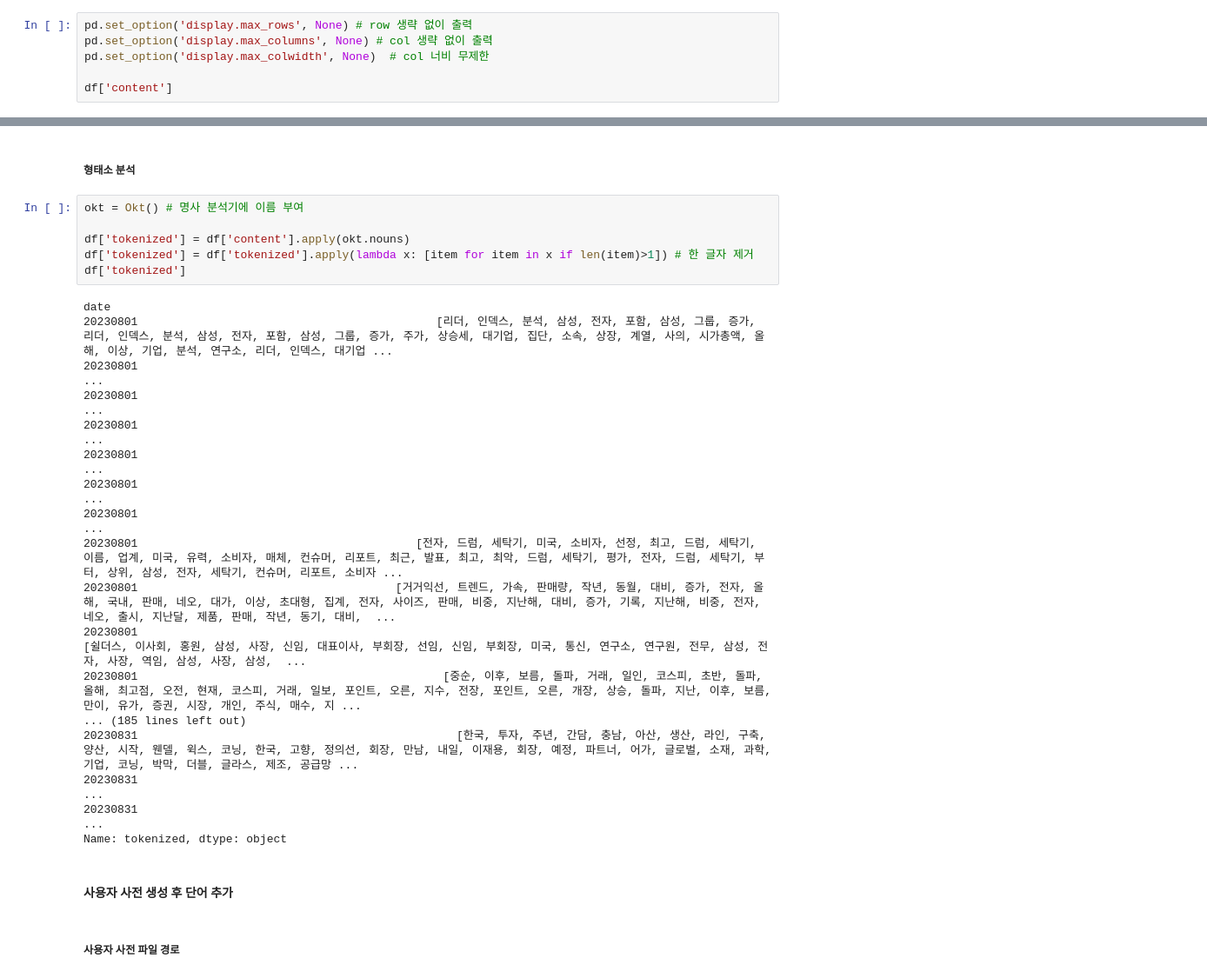
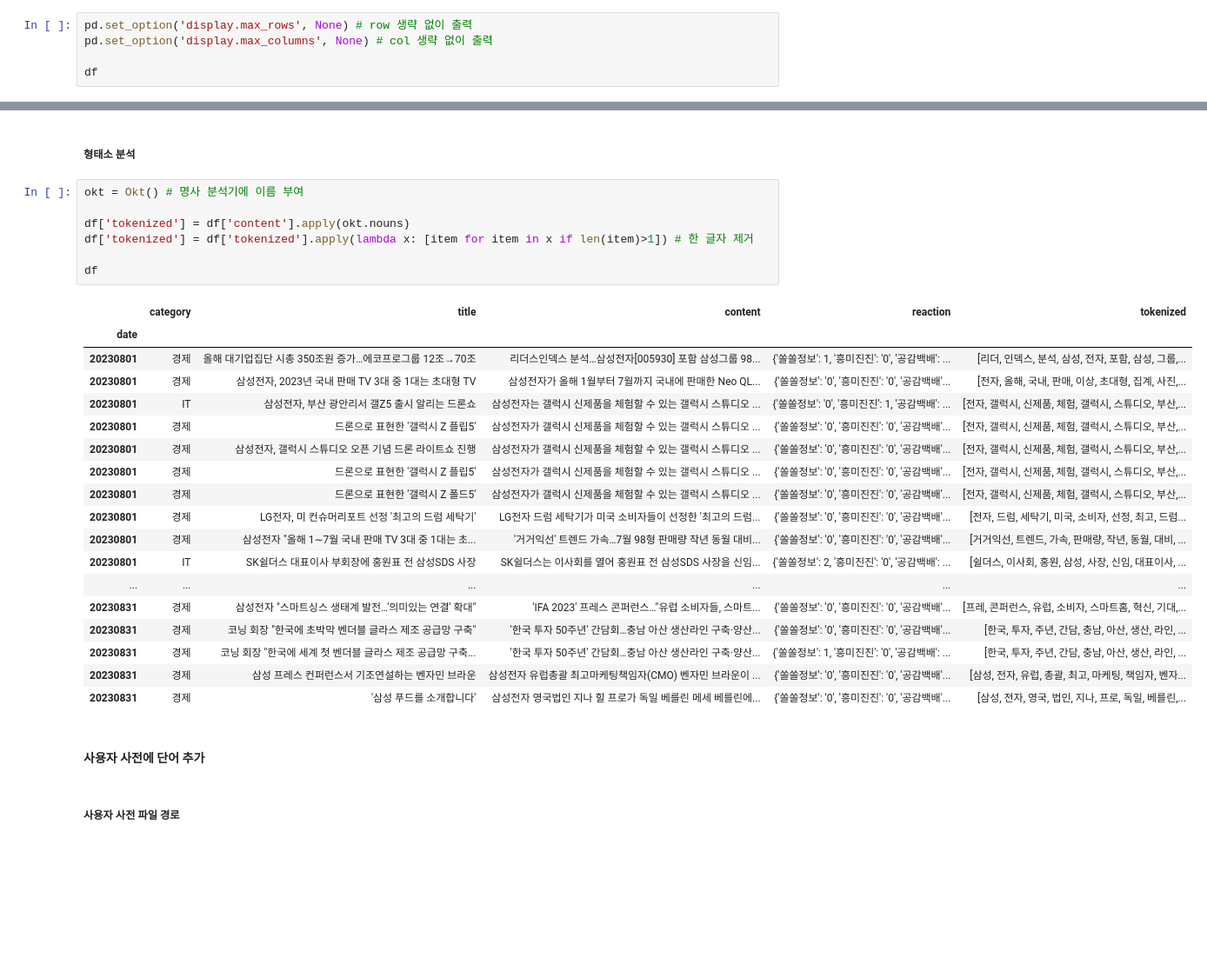
Before and after one commit to heedahan1619/Samsung_Electronics_project, a Jupyter notebook: samsung_electronics.ipynb, the cells around one changed output, grey strips where cells are left out. Shown at 87% size. Cells and saved outputs as stored; diff of their text form; blank space fills up the shorter version.

```diff
--- a/samsung_electronics.ipynb
+++ b/samsung_electronics.ipynb
@@ -859,7 +859,6 @@ df
 # %%
 pd.set_option('display.max_rows', None) # row 생략 없이 출력
 pd.set_option('display.max_columns', None) # col 생략 없이 출력
-pd.set_option('display.max_colwidth', None)  # col 너비 무제한
 
-df['content']
+df
 # %% [output]
@@ -902,29 +904,31 @@ from konlpy.tag import Okt
 # %%
 okt = Okt() # 명사 분석기에 이름 부여
 
 df['tokenized'] = df['content'].apply(okt.nouns)
 df['tokenized'] = df['tokenized'].apply(lambda x: [item for item in x if len(item)>1]) # 한 글자 제거
-df['tokenized']
+
+df
 # %% [output]
-date
-20230801                                            [리더, 인덱스, 분석, 삼성, 전자, 포함, 삼성, 그룹, 증가, 리더, 인덱스, 분석, 삼성, 전자, 포함, 삼성, 그룹, 증가, 주가, 상승세, 대기업, 집단, 소속, 상장, 계열, 사의, 시가총액, 올해, 이상, 기업, 분석, 연구소, 리더, 인덱스, 대기업 ...
-20230801                                                                                                                                                                                                 ...
-20230801                                                                                                                                                                                                 ...
-20230801                                                                                                                                                                                                 ...
-20230801                                                                                                                                                                                                 ...
-20230801                                                                                                                                                                                                 ...
-20230801                                                                                                                                                                                                 ...
-20230801                                         [전자, 드럼, 세탁기, 미국, 소비자, 선정, 최고, 드럼, 세탁기, 이름, 업계, 미국, 유력, 소비자, 매체, 컨슈머, 리포트, 최근, 발표, 최고, 최악, 드럼, 세탁기, 평가, 전자, 드럼, 세탁기, 부터, 상위, 삼성, 전자, 세탁기, 컨슈머, 리포트, 소비자 ...
-20230801                                      [거거익선, 트렌드, 가속, 판매량, 작년, 동월, 대비, 증가, 전자, 올해, 국내, 판매, 네오, 대가, 이상, 초대형, 집계, 전자, 사이즈, 판매, 비중, 지난해, 대비, 증가, 기록, 지난해, 비중, 전자, 네오, 출시, 지난달, 제품, 판매, 작년, 동기, 대비,  ...
-20230801                                                                                           [쉴더스, 이사회, 홍원, 삼성, 사장, 신임, 대표이사, 부회장, 선임, 신임, 부회장, 미국, 통신, 연구소, 연구원, 전무, 삼성, 전자, 사장, 역임, 삼성, 사장, 삼성,  ...
-20230801                                             [중순, 이후, 보름, 돌파, 거래, 일인, 코스피, 초반, 돌파, 올해, 최고점, 오전, 현재, 코스피, 거래, 일보, 포인트, 오른, 지수, 전장, 포인트, 오른, 개장, 상승, 돌파, 지난, 이후, 보름, 만이, 유가, 증권, 시장, 개인, 주식, 매수, 지 ...
-... (185 lines left out)
-20230831                                               [한국, 투자, 주년, 간담, 충남, 아산, 생산, 라인, 구축, 양산, 시작, 웬델, 윅스, 코닝, 한국, 고향, 정의선, 회장, 만남, 내일, 이재용, 회장, 예정, 파트너, 어가, 글로벌, 소재, 과학, 기업, 코닝, 박막, 더블, 글라스, 제조, 공급망 ...
-20230831                                                                                                                                                                                                 ...
-20230831                                                                                                                                                                                                 ...
-Name: tokenized, dtype: object
+|  | category | title | content | reaction | tokenized |
+| date |  |  |  |  |  |
+| 20230801 | 경제 | 올해 대기업집단 시총 350조원 증가…에코프로그룹 12조→70조 | 리더스인덱스 분석…삼성전자[005930] 포함 삼성그룹 98... | {'쏠쏠정보': 1, '흥미진진': '0', '공감백배': ... | [리더, 인덱스, 분석, 삼성, 전자, 포함, 삼성, 그룹,... |
+| 20230801 | 경제 | 삼성전자, 2023년 국내 판매 TV 3대 중 1대는 초대형 TV | 삼성전자가 올해 1월부터 7월까지 국내에 판매한 Neo QL... | {'쏠쏠정보': '0', '흥미진진': '0', '공감백배'... | [전자, 올해, 국내, 판매, 이상, 초대형, 집계, 사진,... |
+| 20230801 | IT | 삼성전자, 부산 광안리서 갤Z5 출시 알리는 드론쇼 | 삼성전자는 갤럭시 신제품을 체험할 수 있는 갤럭시 스튜디오 ... | {'쏠쏠정보': '0', '흥미진진': 1, '공감백배': ... | [전자, 갤럭시, 신제품, 체험, 갤럭시, 스튜디오, 부산,... |
+| 20230801 | 경제 | 드론으로 표현한 '갤럭시 Z 플립5' | 삼성전자가 갤럭시 신제품을 체험할 수 있는 갤럭시 스튜디오 ... | {'쏠쏠정보': '0', '흥미진진': '0', '공감백배'... | [전자, 갤럭시, 신제품, 체험, 갤럭시, 스튜디오, 부산,... |
+| 20230801 | 경제 | 삼성전자, 갤럭시 스튜디오 오픈 기념 드론 라이트쇼 진행 | 삼성전자가 갤럭시 신제품을 체험할 수 있는 갤럭시 스튜디오 ... | {'쏠쏠정보': '0', '흥미진진': '0', '공감백배'... | [전자, 갤럭시, 신제품, 체험, 갤럭시, 스튜디오, 부산,... |
+| 20230801 | 경제 | 드론으로 표현한 '갤럭시 Z 플립5' | 삼성전자가 갤럭시 신제품을 체험할 수 있는 갤럭시 스튜디오 ... | {'쏠쏠정보': '0', '흥미진진': '0', '공감백배'... | [전자, 갤럭시, 신제품, 체험, 갤럭시, 스튜디오, 부산,... |
+| 20230801 | 경제 | 드론으로 표현한 '갤럭시 Z 폴드5' | 삼성전자가 갤럭시 신제품을 체험할 수 있는 갤럭시 스튜디오 ... | {'쏠쏠정보': '0', '흥미진진': '0', '공감백배'... | [전자, 갤럭시, 신제품, 체험, 갤럭시, 스튜디오, 부산,... |
+| 20230801 | 경제 | LG전자, 미 컨슈머리포트 선정 '최고의 드럼 세탁기' | LG전자 드럼 세탁기가 미국 소비자들이 선정한 '최고의 드럼... | {'쏠쏠정보': '0', '흥미진진': '0', '공감백배'... | [전자, 드럼, 세탁기, 미국, 소비자, 선정, 최고, 드럼... |
+| 20230801 | 경제 | 삼성전자 "올해 1∼7월 국내 판매 TV 3대 중 1대는 초... | '거거익선' 트렌드 가속…7월 98형 판매량 작년 동월 대비... | {'쏠쏠정보': '0', '흥미진진': '0', '공감백배'... | [거거익선, 트렌드, 가속, 판매량, 작년, 동월, 대비, ... |
+| 20230801 | IT | SK쉴더스 대표이사 부회장에 홍원표 전 삼성SDS 사장 | SK쉴더스는 이사회를 열어 홍원표 전 삼성SDS 사장을 신임... | {'쏠쏠정보': 2, '흥미진진': '0', '공감백배': ... | [쉴더스, 이사회, 홍원, 삼성, 사장, 신임, 대표이사, ... |
+| ... | ... | ... | ... | ... | ... |
+| 20230831 | 경제 | 삼성전자 "스마트싱스 생태계 발전…'의미있는 연결' 확대" | 'IFA 2023' 프레스 콘퍼런스…"유럽 소비자들, 스마트... | {'쏠쏠정보': '0', '흥미진진': '0', '공감백배'... | [프레, 콘퍼런스, 유럽, 소비자, 스마트홈, 혁신, 기대,... |
+| 20230831 | 경제 | 코닝 회장 "한국에 초박막 벤더블 글라스 제조 공급망 구축" | '한국 투자 50주년' 간담회…충남 아산 생산라인 구축·양산... | {'쏠쏠정보': '0', '흥미진진': '0', '공감백배'... | [한국, 투자, 주년, 간담, 충남, 아산, 생산, 라인, ... |
+| 20230831 | 경제 | 코닝 회장 "한국에 세계 첫 벤더블 글라스 제조 공급망 구축... | '한국 투자 50주년' 간담회…충남 아산 생산라인 구축·양산... | {'쏠쏠정보': 1, '흥미진진': '0', '공감백배': ... | [한국, 투자, 주년, 간담, 충남, 아산, 생산, 라인, ... |
+| 20230831 | 경제 | 삼성 프레스 컨퍼런스서 기조연설하는 벤자민 브라운 | 삼성전자 유럽총괄 최고마케팅책임자(CMO) 벤자민 브라운이 ... | {'쏠쏠정보': '0', '흥미진진': '0', '공감백배'... | [삼성, 전자, 유럽, 총괄, 최고, 마케팅, 책임자, 벤자... |
+| 20230831 | 경제 | '삼성 푸드를 소개합니다' | 삼성전자 영국법인 지나 힐 프로가 독일 베를린 메세 베를린에... | {'쏠쏠정보': '0', '흥미진진': '0', '공감백배'... | [삼성, 전자, 영국, 법인, 지나, 프로, 독일, 베를린,... |
 # %% [markdown]
-#### 사용자 사전 생성 후 단어 추가
+#### 사용자 사전에 단어 추가
 # %% [markdown]
 ##### 사용자 사전 파일 경로
 # %%
```
Also changed, not shown: parts of 22 cells of this notebook.
